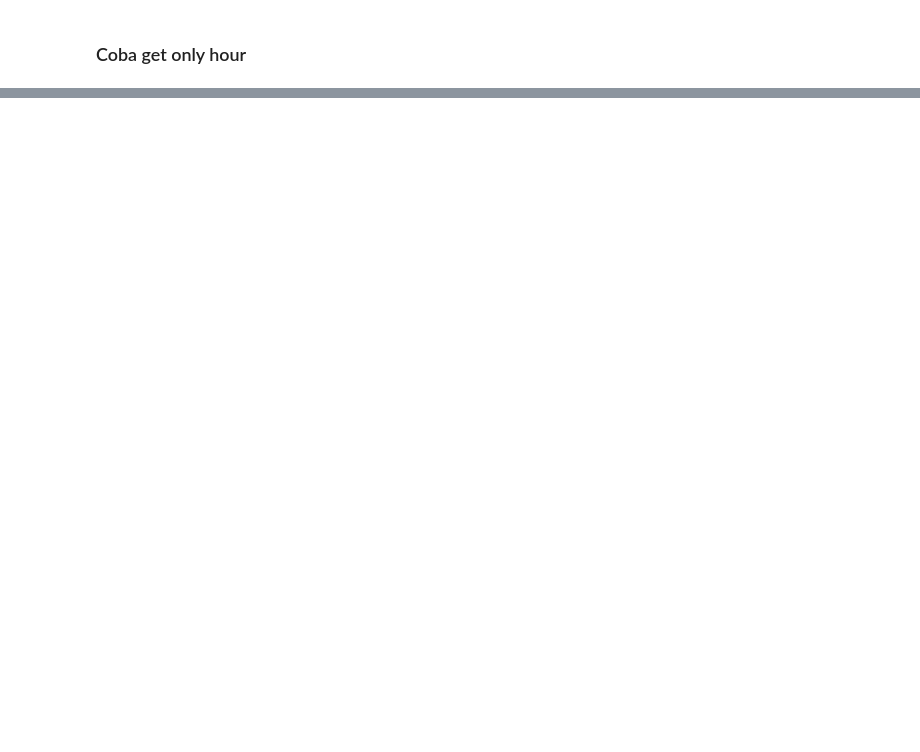
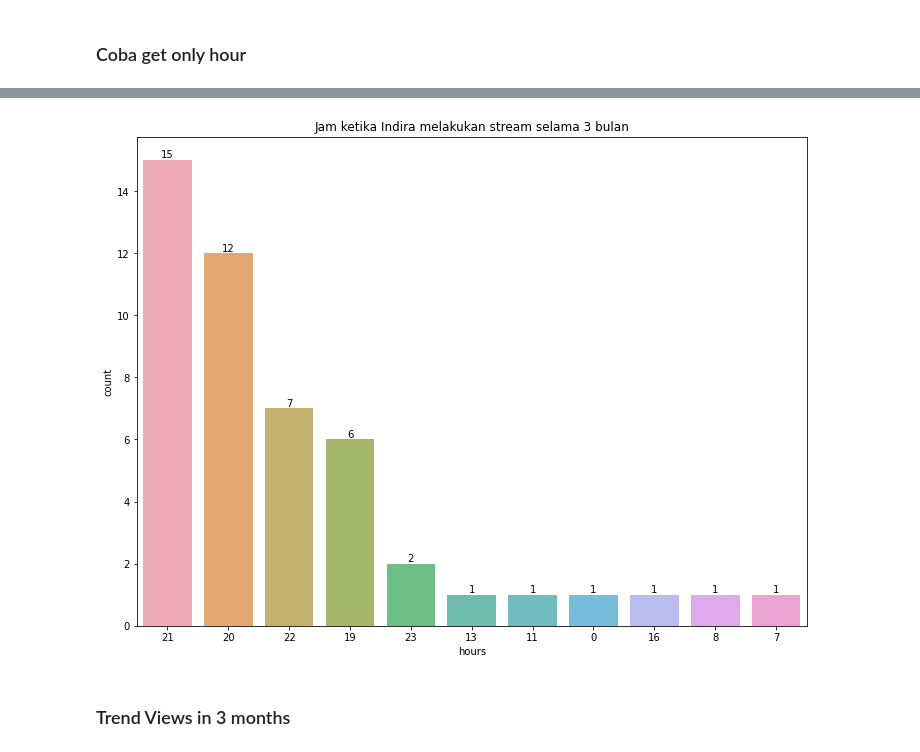
Before and after one commit to shandytp/livium-gen1-report, a Jupyter notebook: indira-analysis.ipynb, the cells around one changed output, grey strips where cells are left out. Cells and saved outputs as stored; diff of their text form; code cells hidden in the pictures; blank space fills up the shorter version.

```diff
--- a/indira-analysis.ipynb
+++ b/indira-analysis.ipynb
@@ -229,0 +288,10 @@ Name: 35, dtype: object
+# %%
+plt.figure(figsize=(12,9))
+plt.title("Jam ketika Indira melakukan stream selama 3 bulan")
+ax = sns.countplot(data['hours'], alpha=0.8, order = data['hours'].value_counts().index)
+ax.bar_label(ax.containers[0])
+plt.show()
+# %% [output]
+[figure, added]
+# %% [markdown]
+### Trend Views in 3 months
```
Also changed, not shown: parts of 65 cells of this notebook.
